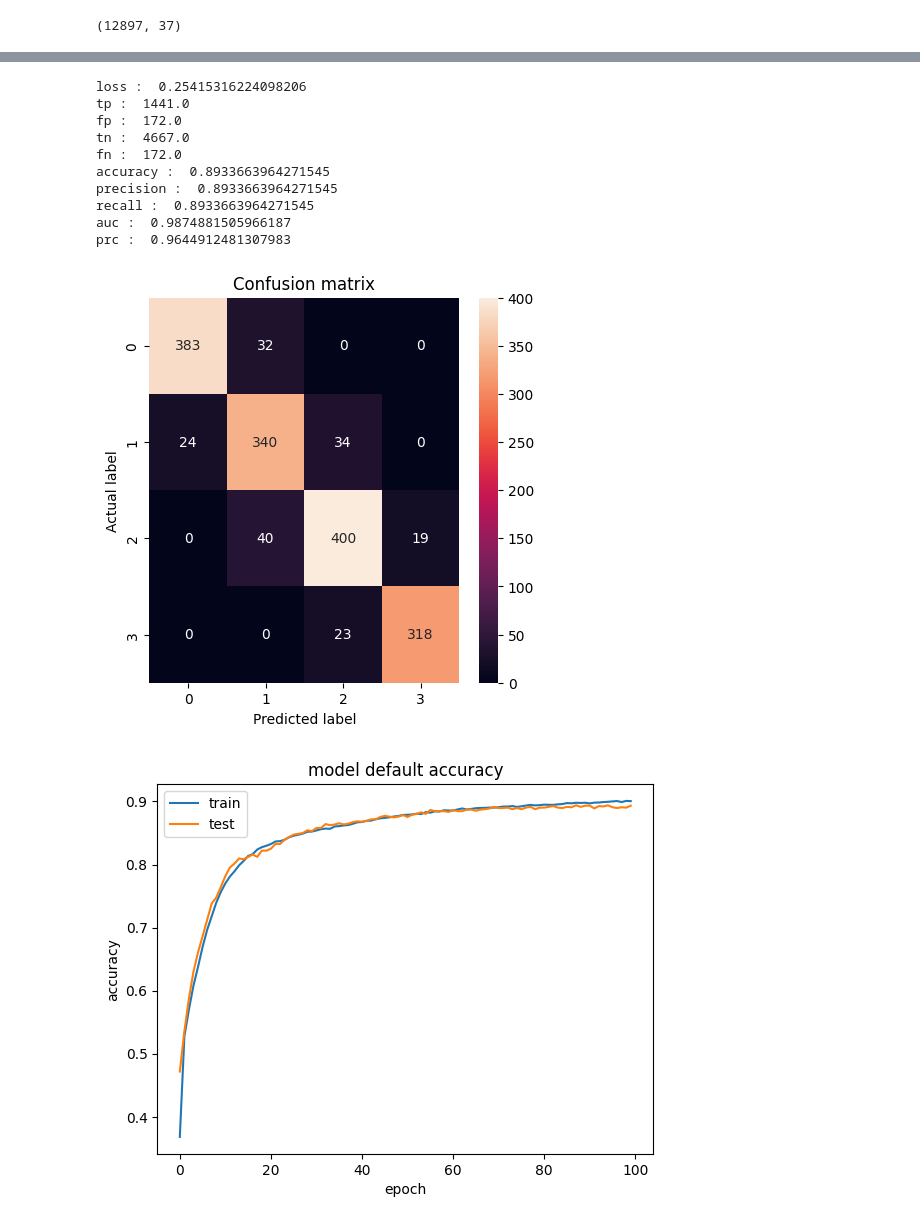
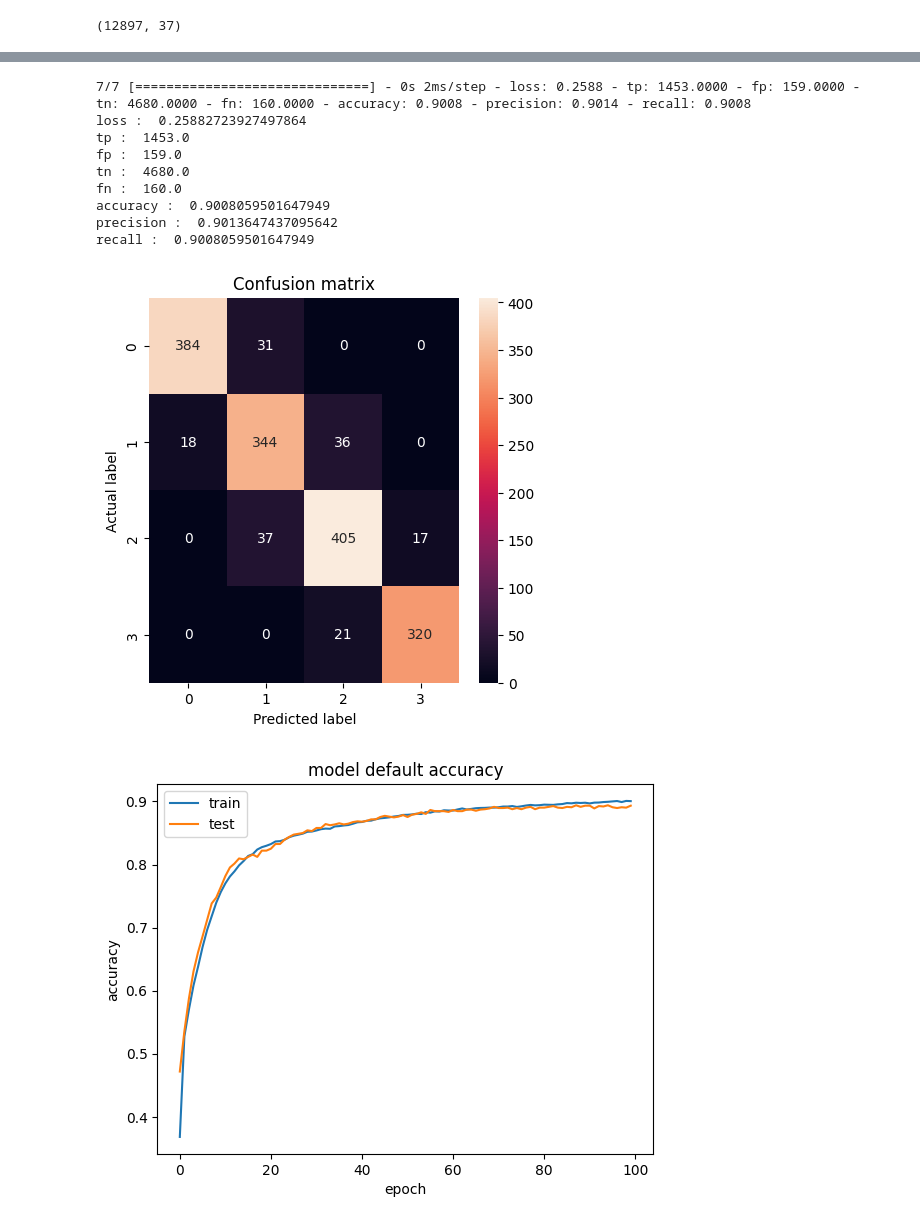
Before and after one commit to CesarPRinso/fifa, a Jupyter notebook: NeuralNetworkComplete.ipynb, the cells around one changed output, grey strips where cells are left out. Cells and saved outputs as stored; diff of their text form; code cells hidden in the pictures.

```diff
--- a/NeuralNetworkComplete.ipynb
+++ b/NeuralNetworkComplete.ipynb
@@ -65,8 +65,6 @@ METRICS = [
       keras.metrics.CategoricalAccuracy(name='accuracy'),
       keras.metrics.Precision(name='precision'),
       keras.metrics.Recall(name='recall'),
-      keras.metrics.AUC(name='auc'),
-      keras.metrics.AUC(name='prc', curve='PR'), # precision-recall curve
 ]
 # %%
 def plot_metrics(history):
@@ -150,30 +134,29 @@ y_pred = model.predict(X_test)
 # %%
 def plot_cm(labels, predictions, p=0.5):
   cm = confusion_matrix(labels,predictions)
   plt.figure(figsize=(5,5))
   sns.heatmap(cm, annot=True, fmt="d")
   plt.title('Confusion matrix')
   plt.ylabel('Actual label')
   plt.xlabel('Predicted label')
 baseline_results = model.evaluate(X_test, y_test,
-                                  batch_size=BATCH_SIZE, verbose=0)
+                                  batch_size=BATCH_SIZE, verbose=1)
 for name, value in zip(model.metrics_names, baseline_results):
   print(name, ': ', value)
 print()
 
 plot_cm(np.argmax(y_test.to_numpy(),axis=1), y_pred.argmax(axis=1))
 # %% [output]
-loss :  0.25415316224098206
-tp :  1441.0
-fp :  172.0
-tn :  4667.0
-fn :  172.0
-accuracy :  0.8933663964271545
-precision :  0.8933663964271545
-recall :  0.8933663964271545
-auc :  0.9874881505966187
-prc :  0.9644912481307983
+7/7 [==============================] - 0s 2ms/step - loss: 0.2588 - tp: 1453.0000 - fp: 159.0000 - tn: 4680.0000 - fn: 160.0000 - accuracy: 0.9008 - precision: 0.9014 - recall: 0.9008
+loss :  0.25882723927497864
+tp :  1453.0
+fp :  159.0
+tn :  4680.0
+fn :  160.0
+accuracy :  0.9008059501647949
+precision :  0.9013647437095642
+recall :  0.9008059501647949
-[figure, old version]
+[figure, new version]
 # %%
 def evaluate_model(model,h=None,nombre=f'default' ):
 
```
Also changed, not shown: parts of 4 cells of this notebook.
